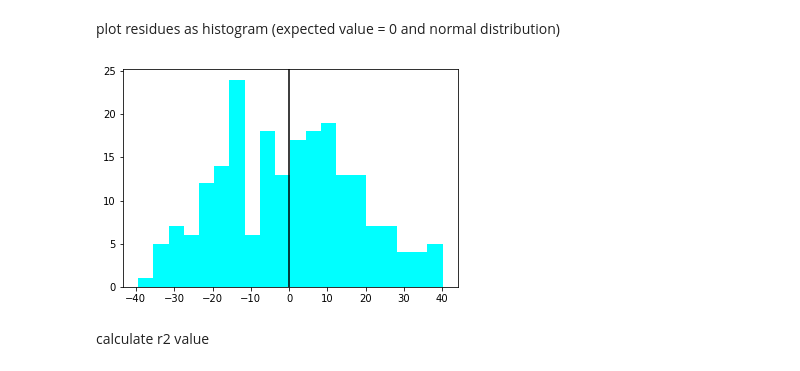
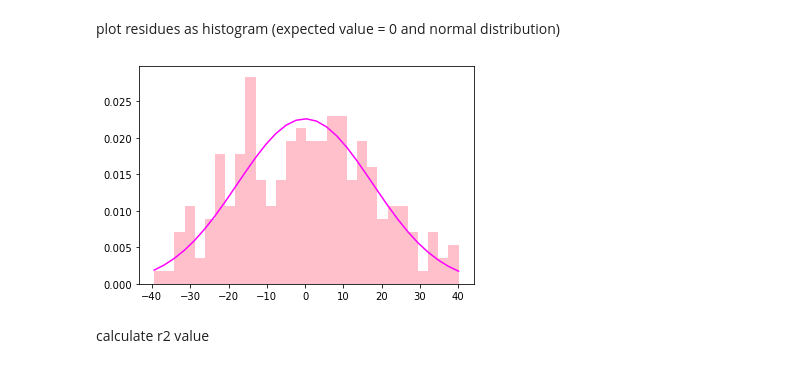
Before and after one commit to gabrieltorresgamez/linearregression-examples, a Jupyter notebook: example-logistic-and-linear.ipynb, the cells around one changed output. Drawn from its saved outputs; the diff is of its cells as text; code cells hidden in the pictures.

```diff
--- a/example-logistic-and-linear.ipynb
+++ b/example-logistic-and-linear.ipynb
@@ -130,11 +140,17 @@ plt.show()
 # %% [markdown]
 plot residues as histogram (expected value = 0 and normal distribution)
 # %%
-plt.hist(y - (coef * x + intercept), bins = 20, color = "cyan")
-plt.axvline(np.mean(y - (coef * x + intercept)), color = "black")
+n, bins, patches = plt.hist(y - (coef * x + intercept), bins = 30, color = "pink", density = True)
+
+mue = np.mean(y - (coef * x + intercept))
+sigma = np.std(y - (coef * x + intercept))
+normd = norm.pdf(bins, mue, sigma)
+
+plt.plot(bins, normd, color = "fuchsia")
+
 plt.show()
 # %% [output]
-[figure, old version]
+[figure, new version]
 # %% [markdown]
 calculate r2 value
 # %%
```
Also changed, not shown: parts of 9 cells of this notebook.
